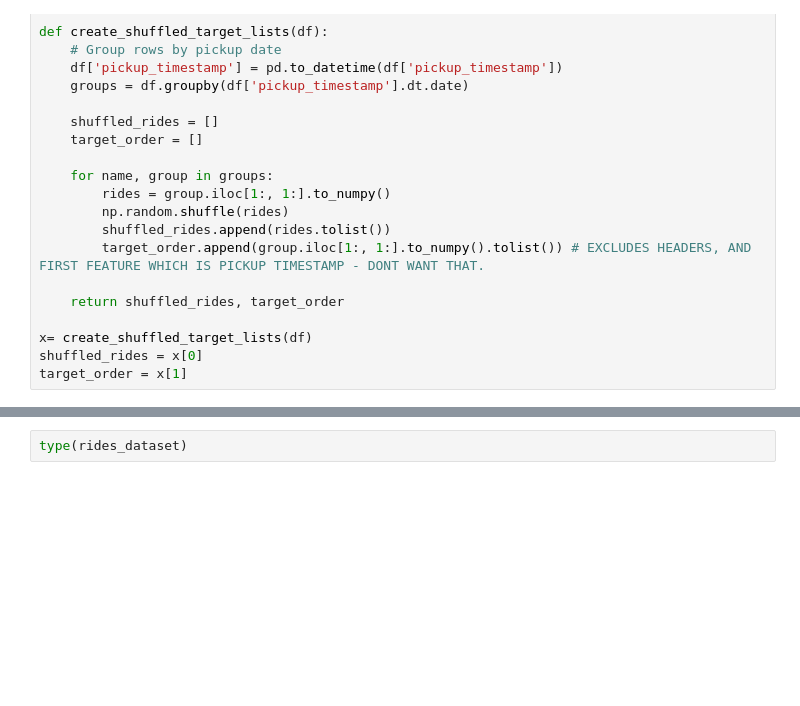
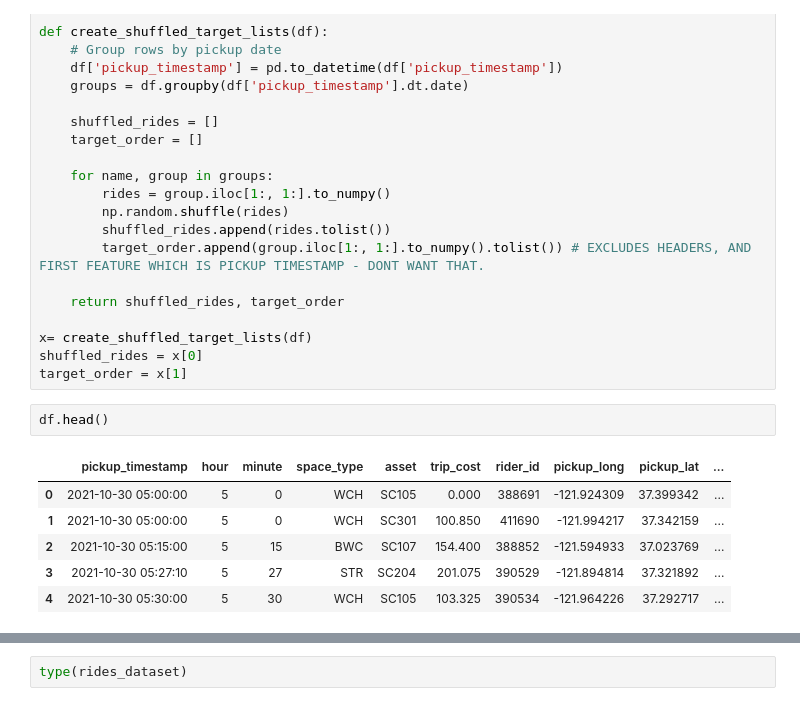
Before and after one commit to GarettGazay/ai_projects, a Jupyter notebook: RouteBuilder_TFR.ipynb, the cells around one changed output, grey strips where cells are left out. Cells and saved outputs as stored; diff of their text form; blank space fills up the shorter version.

```diff
--- a/RouteBuilder_TFR.ipynb
+++ b/RouteBuilder_TFR.ipynb
@@ -51,6 +51,15 @@ def create_shuffled_target_lists(df):
 x= create_shuffled_target_lists(df)
 shuffled_rides = x[0]
 target_order = x[1]
+# %%
+df.head()
+# %% [output]
+|  | pickup_timestamp | hour | minute | space_type | asset | trip_cost | rider_id | pickup_long | pickup_lat | ... |
+| 0 | 2021-10-30 05:00:00 | 5 | 0 | WCH | SC105 | 0.000 | 388691 | -121.924309 | 37.399342 | ... |
+| 1 | 2021-10-30 05:00:00 | 5 | 0 | WCH | SC301 | 100.850 | 411690 | -121.994217 | 37.342159 | ... |
+| 2 | 2021-10-30 05:15:00 | 5 | 15 | BWC | SC107 | 154.400 | 388852 | -121.594933 | 37.023769 | ... |
+| 3 | 2021-10-30 05:27:10 | 5 | 27 | STR | SC204 | 201.075 | 390529 | -121.894814 | 37.321892 | ... |
+| 4 | 2021-10-30 05:30:00 | 5 | 30 | WCH | SC105 | 103.325 | 390534 | -121.964226 | 37.292717 | ... |
 # %%
 def create_dataset(shuffled_rides, target_order):
   dataset=[]
```
Also changed, not shown: parts of 16 cells of this notebook.
